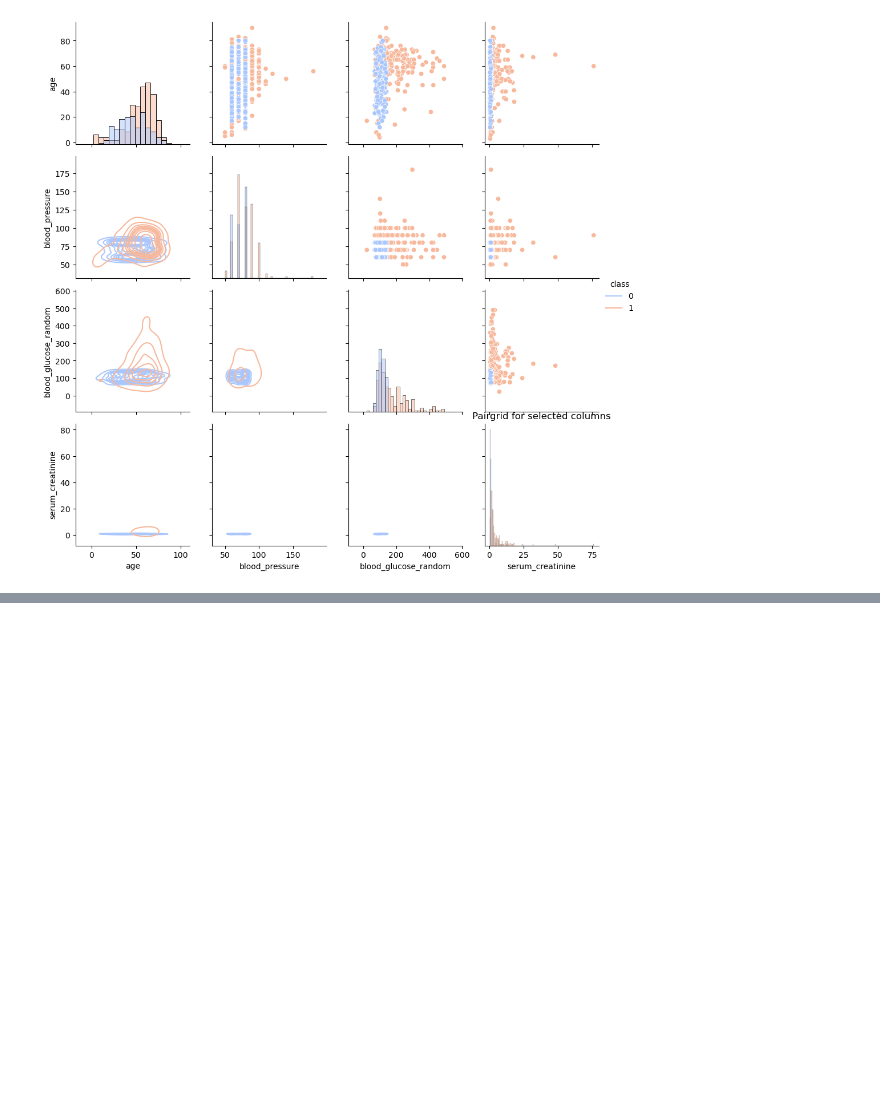
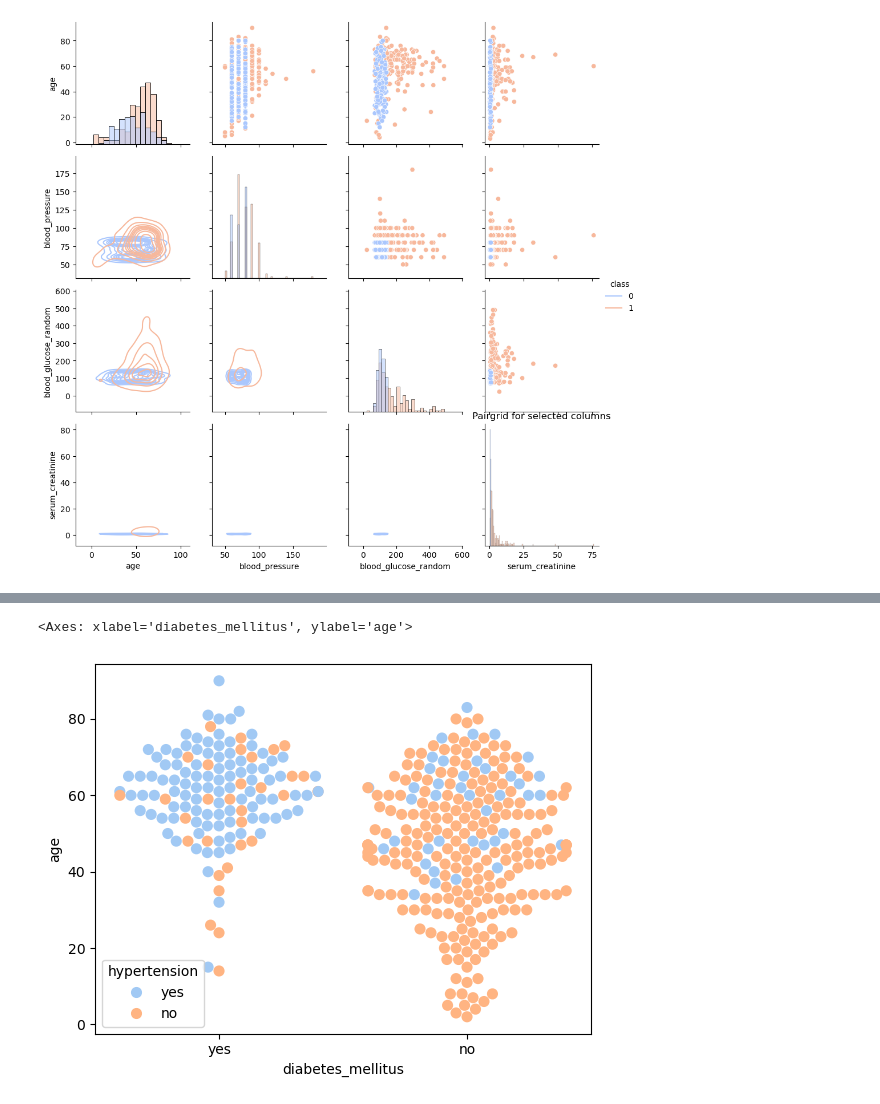
Before and after one commit to anshgupta1903/EDA, a Jupyter notebook: EDA_CronicDesease.ipynb, the cells around one changed output, grey strips where cells are left out. Saved outputs shown, nothing was run; the diff lists cells and outputs as text; code cells hidden in the pictures; blank space fills up the shorter version.

```diff
--- a/EDA_CronicDesease.ipynb
+++ b/EDA_CronicDesease.ipynb
@@ -601,0 +634,5 @@ plt.show()
+# %%
+sns.swarmplot(x = 'diabetes_mellitus', y = 'age', hue = 'hypertension', data = df, palette = 'pastel',size = 8  )
+# %% [output]
+<Axes: xlabel='diabetes_mellitus', ylabel='age'>
+[figure, added]
```
Also changed, not shown: parts of 25 cells of this notebook, 2 other files.
